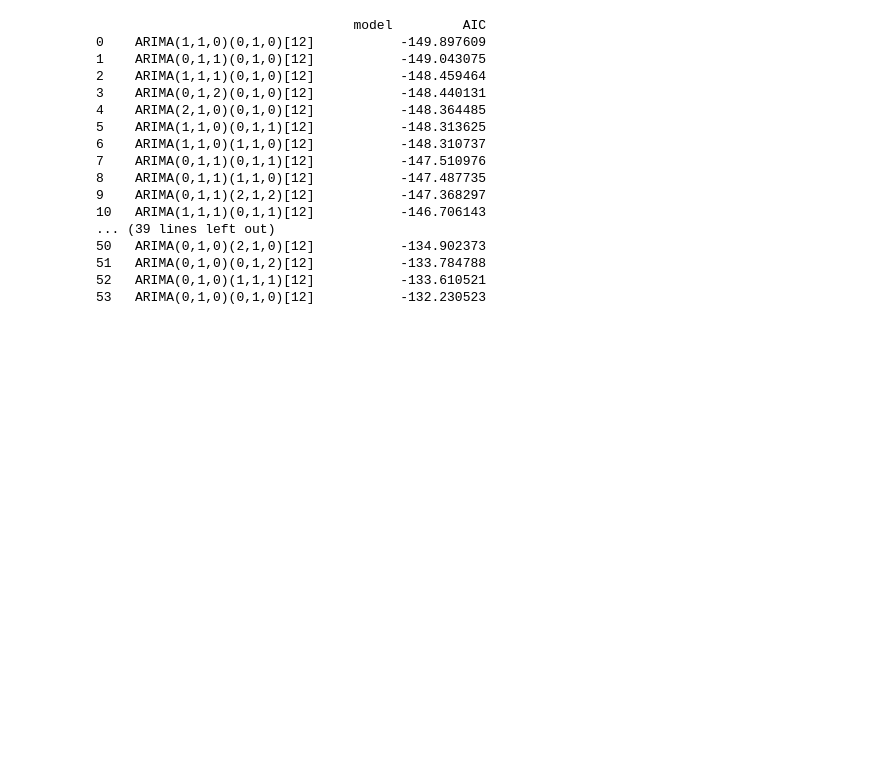
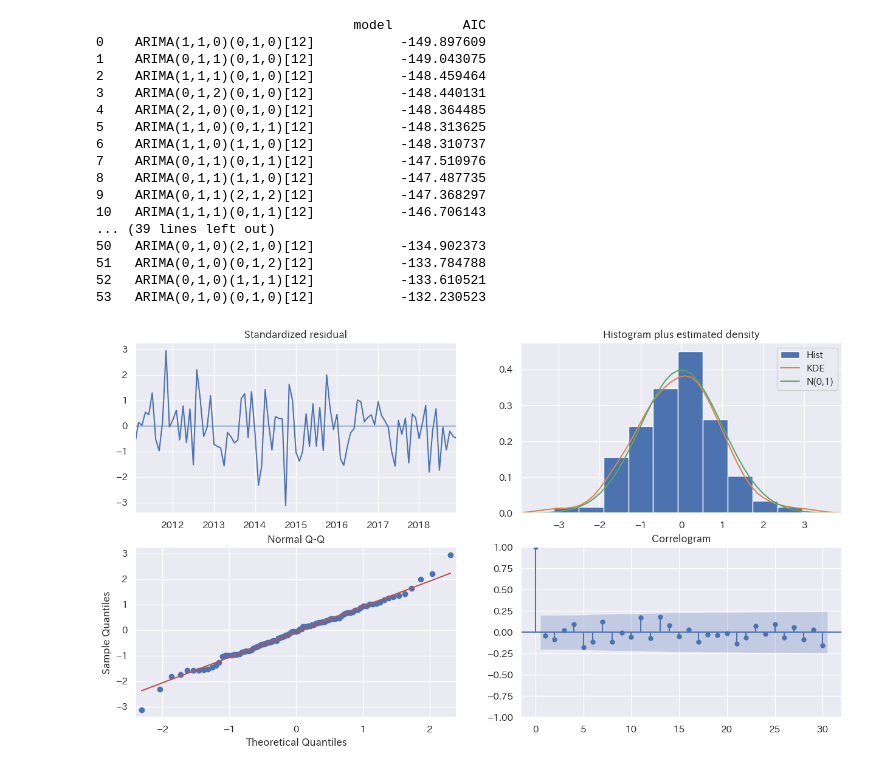
Before and after one commit to maton369/Python_Time_Series_Intro, a Jupyter notebook: 4-4-モデル選択.ipynb, the cells around one changed output. Saved outputs shown, nothing was run; the diff lists cells and outputs as text; code cells hidden in the pictures; blank space fills up the shorter version.

```diff
--- a/4-4-モデル選択.ipynb
+++ b/4-4-モデル選択.ipynb
@@ -240,3 +240,8 @@ print(result_df.sort_values("AIC", ascending=True))
 51   ARIMA(0,1,0)(0,1,2)[12]           -133.784788
 52   ARIMA(0,1,0)(1,1,1)[12]           -133.610521
 53   ARIMA(0,1,0)(0,1,0)[12]           -132.230523
+# %%
+# 残差診断プロット
+_ = mod_sarimax_best.plot_diagnostics(lags=30, figsize=(15, 8))
+# %% [output]
+[figure, added]
```
Also changed, not shown: parts of 2 cells of this notebook.
